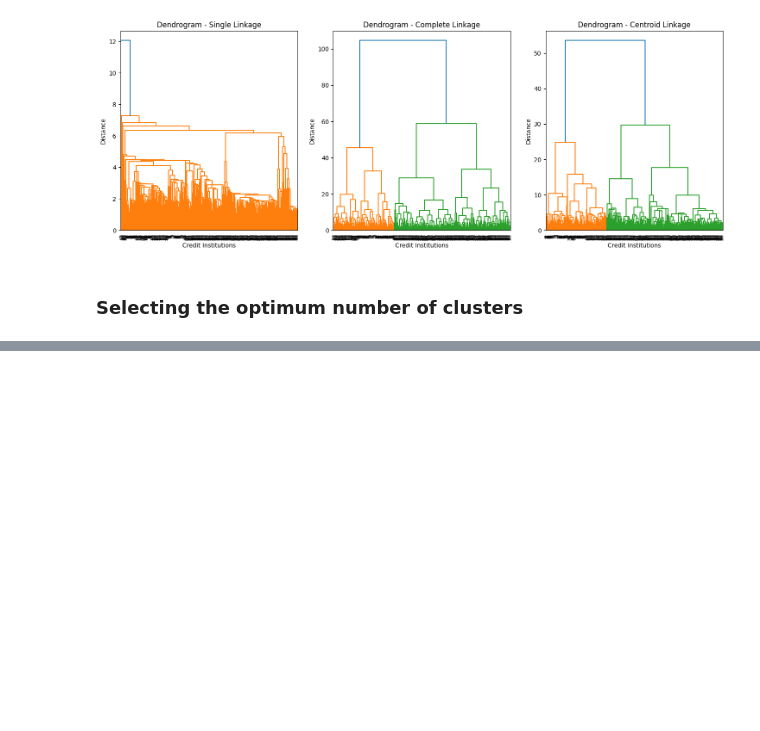
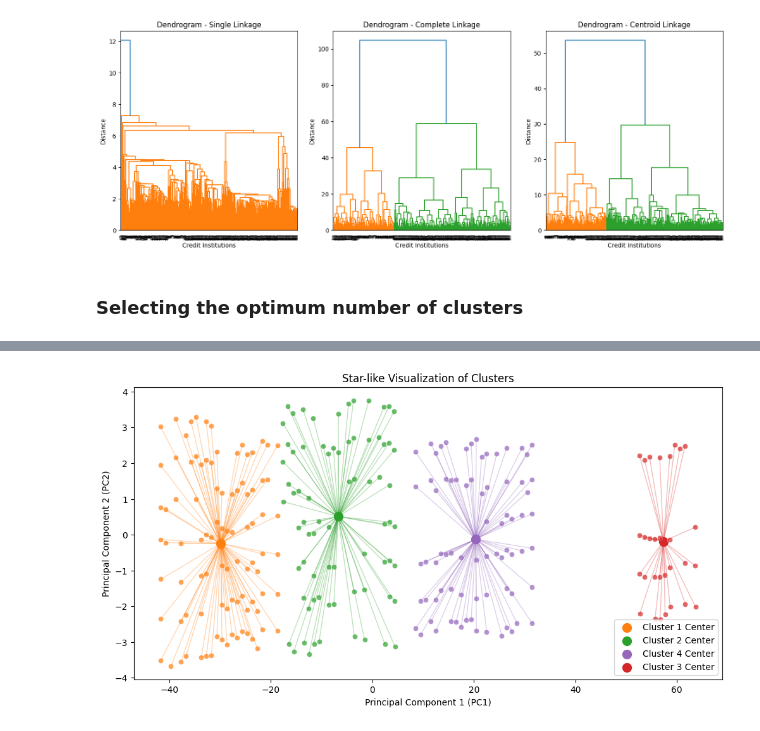
Before and after one commit to isamuelpatrick/BankingInsights-UEMOA, a Jupyter notebook: Bank clustering.ipynb, the cells around one changed output, grey strips where cells are left out. Saved outputs shown, nothing was run; the diff lists cells and outputs as text; code cells hidden in the pictures; blank space fills up the shorter version.

```diff
--- a/Bank clustering.ipynb
+++ b/Bank clustering.ipynb
@@ -561,0 +591,30 @@ ModuleNotFoundError: No module named 'gap_statistic'
+# %%
+# Plotting a star-like visualization
+plt.figure(figsize=(12, 6))
+
+# Iterate over unique cluster labels
+for cluster_label in pca_df['Cluster'].unique():
+    cluster_points = pca_df[pca_df['Cluster'] == cluster_label][['PC1', 'PC2']]
+    cluster_center = cluster_points.mean()
+
+    # Plotting the center of the cluster
+    plt.scatter(cluster_center['PC1'], cluster_center['PC2'], marker='o', color=f'C{cluster_label}', label=f'Cluster {cluster_label} Center', s=100)
+
+    # Plotting the points in the cluster
+    plt.scatter(cluster_points['PC1'], cluster_points['PC2'], color=f'C{cluster_label}', alpha=0.7, edgecolor='w', linewidth=0.5)
+
+    # Connecting each point to the center of the cluster
+    for index, point in cluster_points.iterrows():
+        plt.plot([point['PC1'], cluster_center['PC1']], [point['PC2'], cluster_center['PC2']], color=f'C{cluster_label}', linestyle='-', linewidth=1, alpha=0.3)
+
+# Adding legend
+plt.legend()
+
+# Adding labels and title
+plt.xlabel('Principal Component 1 (PC1)')
+plt.ylabel('Principal Component 2 (PC2)')
+plt.title('Star-like Visualization of Clusters')
+
+plt.show()
+# %% [output]
+[figure, added]
```
Also changed, not shown: parts of 9 cells of this notebook.
